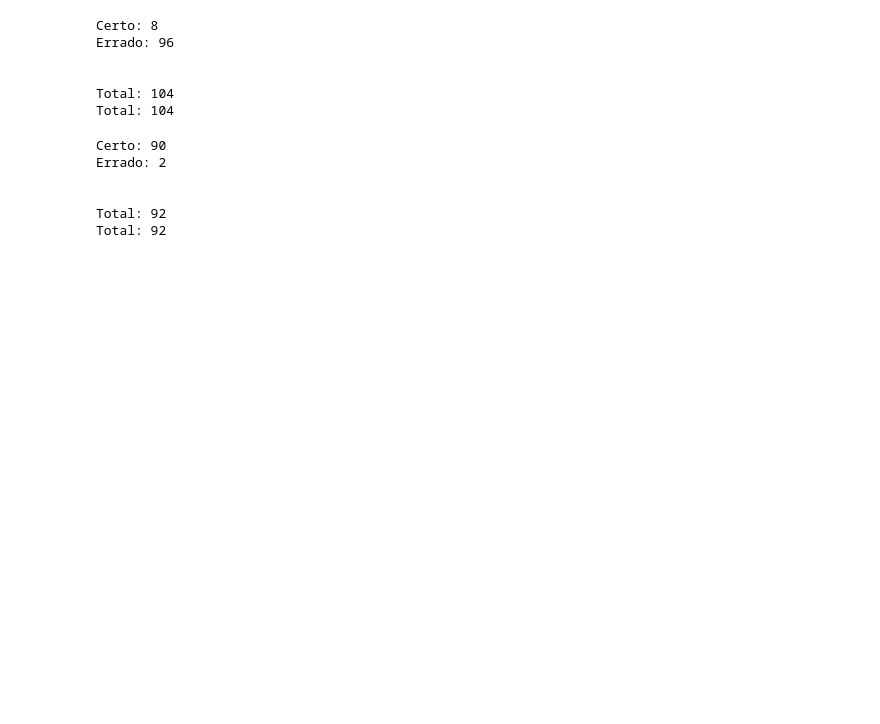
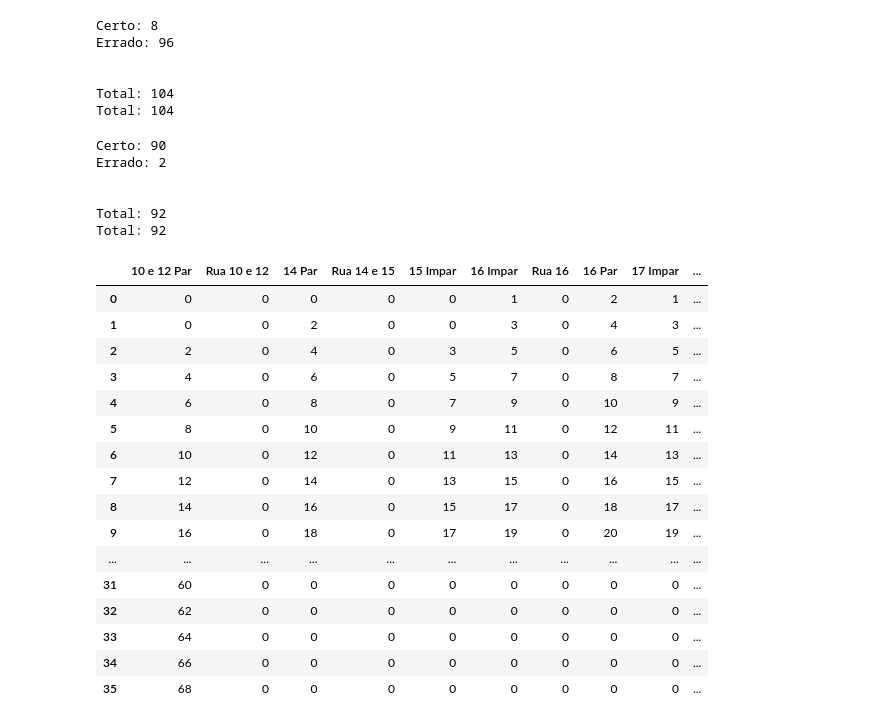
Before and after one commit to renandelamorena/Projeto_Curva_ABC, a Jupyter notebook: dashboard/dash_test.ipynb, the cells around one changed output. Saved outputs shown, nothing was run; the diff lists cells and outputs as text; code cells hidden in the pictures; blank space fills up the shorter version.

Commit message:
Heart mapa

```diff
--- a/dashboard/dash_test.ipynb
+++ b/dashboard/dash_test.ipynb
@@ -214,3 +214,24 @@ def criar_grafico_pizza(valores):
     return fig
 # %%
 criar_grafico_pizza([local_ponta_total_certo, local_ponta_total_errado])
+# %%
+mapa = pd.read_excel(r'..\mapa_orientacao.xlsx')
+mapa
+# %% [output]
+|  | 10 e 12 Par | Rua 10 e 12 | 14 Par | Rua 14 e 15 | 15 Impar | 16 Impar | Rua 16 | 16 Par | 17 Impar | ... |
+| 0 | 0 | 0 | 0 | 0 | 0 | 1 | 0 | 2 | 1 | ... |
+| 1 | 0 | 0 | 2 | 0 | 0 | 3 | 0 | 4 | 3 | ... |
+| 2 | 2 | 0 | 4 | 0 | 3 | 5 | 0 | 6 | 5 | ... |
+| 3 | 4 | 0 | 6 | 0 | 5 | 7 | 0 | 8 | 7 | ... |
+| 4 | 6 | 0 | 8 | 0 | 7 | 9 | 0 | 10 | 9 | ... |
+| 5 | 8 | 0 | 10 | 0 | 9 | 11 | 0 | 12 | 11 | ... |
+| 6 | 10 | 0 | 12 | 0 | 11 | 13 | 0 | 14 | 13 | ... |
+| 7 | 12 | 0 | 14 | 0 | 13 | 15 | 0 | 16 | 15 | ... |
+| 8 | 14 | 0 | 16 | 0 | 15 | 17 | 0 | 18 | 17 | ... |
+| 9 | 16 | 0 | 18 | 0 | 17 | 19 | 0 | 20 | 19 | ... |
+| ... | ... | ... | ... | ... | ... | ... | ... | ... | ... | ... |
+| 31 | 60 | 0 | 0 | 0 | 0 | 0 | 0 | 0 | 0 | ... |
+| 32 | 62 | 0 | 0 | 0 | 0 | 0 | 0 | 0 | 0 | ... |
+| 33 | 64 | 0 | 0 | 0 | 0 | 0 | 0 | 0 | 0 | ... |
+| 34 | 66 | 0 | 0 | 0 | 0 | 0 | 0 | 0 | 0 | ... |
+| 35 | 68 | 0 | 0 | 0 | 0 | 0 | 0 | 0 | 0 | ... |
```
Also changed, not shown: parts of 1 cell of this notebook, 1 other file.
